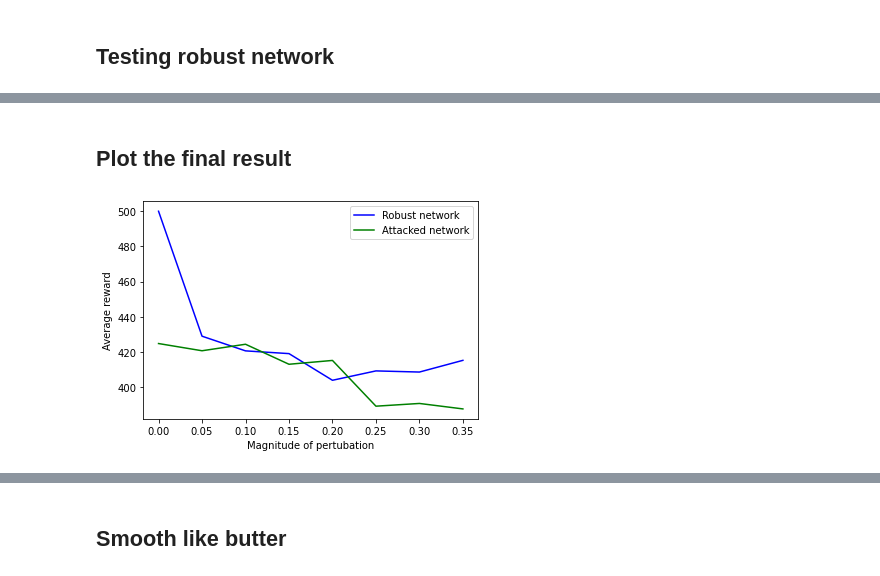
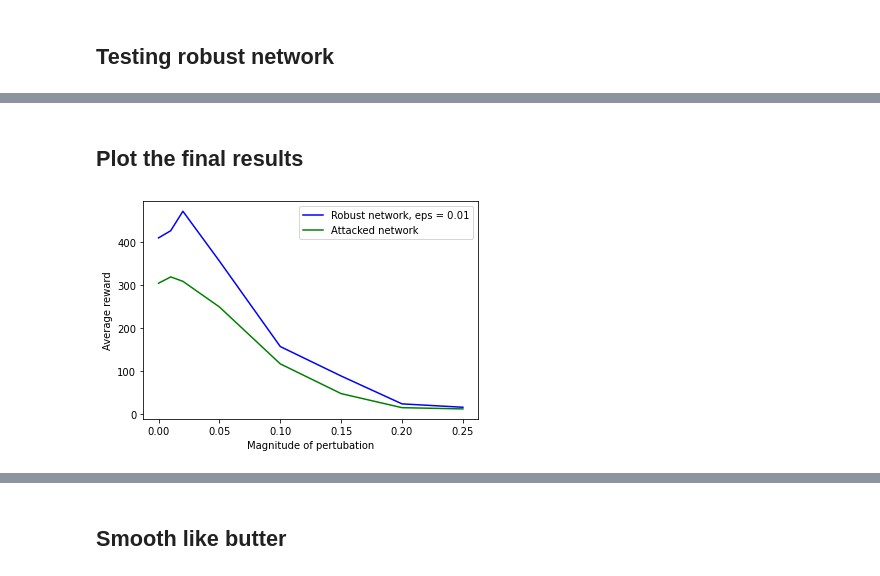
Before and after one commit to Jackkert/robustDRL, a Jupyter notebook: DQN_attacked_and_defended.ipynb, the cells around one changed output, grey strips where cells are left out. Drawn from its saved outputs; the diff is of its cells as text; code cells hidden in the pictures.

```diff
--- a/DQN_attacked_and_defended.ipynb
+++ b/DQN_attacked_and_defended.ipynb
@@ -259,0 +260,8 @@ plt.show()
+# %%
+epsilons_attacks = [0,0.01,0.02,0.05,0.10,0.15,0.20,0.25]
+plt.ioff()
+plt.figure(1)
+plt.plot(epsilons_attacks,average_reward_number_attacked)
+plt.xlabel("Magnitude of pertubation")
+plt.ylabel("Average reward")
+plt.show()
@@ -326,0 +305,10 @@ Episode 499 Average Reward 334.4709418837675 Best Reward 500.0 Last Reward 500.0
+# %%
+robust_agent_1 = DQN_Solver()
+robust_agent_2 = DQN_Solver()
+robust_agent_3 = DQN_Solver()
+robust_agent_4 = DQN_Solver()
+
+agents = [[robust_agent_1,0.01],[robust_agent_2, 0.02], [robust_agent_3, 0.05], [robust_agent_4, 0.10]]
+for agent, eps in agents:
+    print("NOW TRAINING AGENT WITH EPS:", eps)
+    train_robust(agent, eps)
@@ -390,0 +342,12 @@ Episode 249 Average Reward 415.2690763052209 Best Reward 500.0 Last Reward 500.0
+# %%
+robust_agent_1 = torch.load("robust_trained_DQN1.pth")
+robust_agent_2 = torch.load("robust_trained_DQN2.pth")
+robust_agent_3 = torch.load("robust_trained_DQN3.pth")
+robust_agent_4 = torch.load("robust_trained_DQN4.pth")
+# %%
+robust_agents = [robust_agent_1, robust_agent_2,robust_agent_3,robust_agent_4]
+robust_average_rewards = []
+for agent in robust_agents:
+    print("The current agent is", agent)
+    average_rewards = test_network(agent)
+    robust_average_rewards.append(average_rewards)
@@ -391,12 +372,12 @@ Episode 249 Average Reward 415.2690763052209 Best Reward 500.0 Last Reward 500.0
 # %% [markdown]
-## Plot the final result
+## Plot the final results
 # %%
 plt.figure(1)
-plt.plot(epsilons_attacks,average_reward_number_robust, "-b",label = "Robust network")
+plt.plot(epsilons_attacks,robust_average_rewards[0], "-b",label = "Robust network, eps = 0.01")
 plt.plot(epsilons_attacks,average_reward_number_attacked, "-g",label = "Attacked network")
 plt.xlabel("Magnitude of pertubation")
 plt.ylabel("Average reward")
 plt.legend()
 plt.show()
 # %% [output]
-[figure, old version]
+[figure, new version]
```
Also changed, not shown: parts of 21 cells of this notebook.
